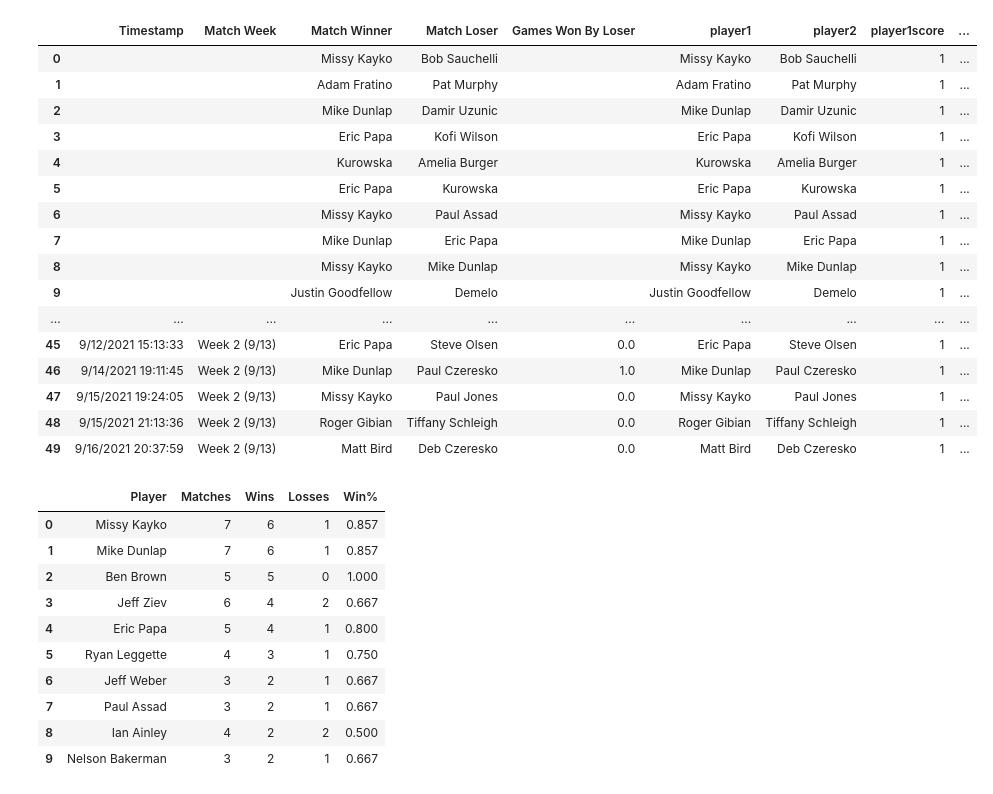
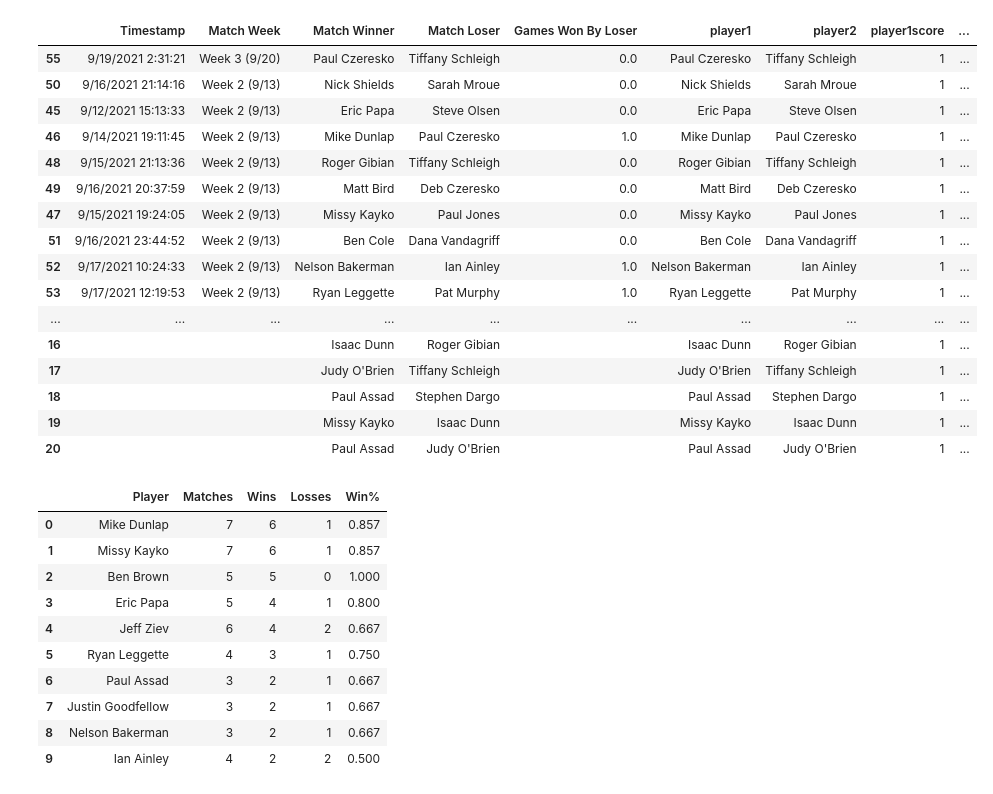
Before and after one commit to mdunlap15/shuffleboard_rankings, a Jupyter notebook: shuffleboard_rankings.ipynb, the cells around one changed output. Drawn from its saved outputs; the diff is of its cells as text; code cells hidden in the pictures.

```diff
--- a/shuffleboard_rankings.ipynb
+++ b/shuffleboard_rankings.ipynb
@@ -7,28 +7,29 @@ import plotly.graph_objects as go
 # %%
 # Match Results Google Sheet
 sheet_id = "1RBWOGn_cBeK9qQmSbVz7NE_XGTBwevMVOFWbW9EHGf8"
 sheet_name = "Match_Results_2"
 url = f"https://docs.google.com/spreadsheets/d/{sheet_id}/gviz/tq?tqx=out:csv&sheet={sheet_name}"
 results_df = pd.read_csv(url).fillna('')
+results_df = results_df.sort_values('Match Week', ascending=False)
 results_df.head(50)
 # %% [output]
 |  | Timestamp | Match Week | Match Winner | Match Loser | Games Won By Loser | player1 | player2 | player1score | ... |
-| 0 |  |  | Missy Kayko | Bob Sauchelli |  | Missy Kayko | Bob Sauchelli | 1 | ... |
-| 1 |  |  | Adam Fratino | Pat Murphy |  | Adam Fratino | Pat Murphy | 1 | ... |
-| 2 |  |  | Mike Dunlap | Damir Uzunic |  | Mike Dunlap | Damir Uzunic | 1 | ... |
-| 3 |  |  | Eric Papa | Kofi Wilson |  | Eric Papa | Kofi Wilson | 1 | ... |
-| 4 |  |  | Kurowska | Amelia Burger |  | Kurowska | Amelia Burger | 1 | ... |
-| 5 |  |  | Eric Papa | Kurowska |  | Eric Papa | Kurowska | 1 | ... |
-| 6 |  |  | Missy Kayko | Paul Assad |  | Missy Kayko | Paul Assad | 1 | ... |
-| 7 |  |  | Mike Dunlap | Eric Papa |  | Mike Dunlap | Eric Papa | 1 | ... |
-| 8 |  |  | Missy Kayko | Mike Dunlap |  | Missy Kayko | Mike Dunlap | 1 | ... |
-| 9 |  |  | Justin Goodfellow | Demelo |  | Justin Goodfellow | Demelo | 1 | ... |
-| ... | ... | ... | ... | ... | ... | ... | ... | ... | ... |
+| 55 | 9/19/2021 2:31:21 | Week 3 (9/20) | Paul Czeresko | Tiffany Schleigh | 0.0 | Paul Czeresko | Tiffany Schleigh | 1 | ... |
+| 50 | 9/16/2021 21:14:16 | Week 2 (9/13) | Nick Shields | Sarah Mroue | 0.0 | Nick Shields | Sarah Mroue | 1 | ... |
 | 45 | 9/12/2021 15:13:33 | Week 2 (9/13) | Eric Papa | Steve Olsen | 0.0 | Eric Papa | Steve Olsen | 1 | ... |
 | 46 | 9/14/2021 19:11:45 | Week 2 (9/13) | Mike Dunlap | Paul Czeresko | 1.0 | Mike Dunlap | Paul Czeresko | 1 | ... |
-| 47 | 9/15/2021 19:24:05 | Week 2 (9/13) | Missy Kayko | Paul Jones | 0.0 | Missy Kayko | Paul Jones | 1 | ... |
 | 48 | 9/15/2021 21:13:36 | Week 2 (9/13) | Roger Gibian | Tiffany Schleigh | 0.0 | Roger Gibian | Tiffany Schleigh | 1 | ... |
 | 49 | 9/16/2021 20:37:59 | Week 2 (9/13) | Matt Bird | Deb Czeresko | 0.0 | Matt Bird | Deb Czeresko | 1 | ... |
+| 47 | 9/15/2021 19:24:05 | Week 2 (9/13) | Missy Kayko | Paul Jones | 0.0 | Missy Kayko | Paul Jones | 1 | ... |
+| 51 | 9/16/2021 23:44:52 | Week 2 (9/13) | Ben Cole | Dana Vandagriff | 0.0 | Ben Cole | Dana Vandagriff | 1 | ... |
+| 52 | 9/17/2021 10:24:33 | Week 2 (9/13) | Nelson Bakerman | Ian Ainley | 1.0 | Nelson Bakerman | Ian Ainley | 1 | ... |
+| 53 | 9/17/2021 12:19:53 | Week 2 (9/13) | Ryan Leggette | Pat Murphy | 1.0 | Ryan Leggette | Pat Murphy | 1 | ... |
+| ... | ... | ... | ... | ... | ... | ... | ... | ... | ... |
+| 16 |  |  | Isaac Dunn | Roger Gibian |  | Isaac Dunn | Roger Gibian | 1 | ... |
+| 17 |  |  | Judy O'Brien | Tiffany Schleigh |  | Judy O'Brien | Tiffany Schleigh | 1 | ... |
+| 18 |  |  | Paul Assad | Stephen Dargo |  | Paul Assad | Stephen Dargo | 1 | ... |
+| 19 |  |  | Missy Kayko | Isaac Dunn |  | Missy Kayko | Isaac Dunn | 1 | ... |
+| 20 |  |  | Paul Assad | Judy O'Brien |  | Paul Assad | Judy O'Brien | 1 | ... |
 # %%
 # Creating Won_Loss Results Table
 winners = dict(enumerate(results_df['Match Winner']))
@@ -48,16 +49,16 @@ w_l = w_l.reset_index(drop=True)
 w_l.head(10)
 # %% [output]
 |  | Player | Matches | Wins | Losses | Win% |
-| 0 | Missy Kayko | 7 | 6 | 1 | 0.857 |
-| 1 | Mike Dunlap | 7 | 6 | 1 | 0.857 |
+| 0 | Mike Dunlap | 7 | 6 | 1 | 0.857 |
+| 1 | Missy Kayko | 7 | 6 | 1 | 0.857 |
 | 2 | Ben Brown | 5 | 5 | 0 | 1.000 |
-| 3 | Jeff Ziev | 6 | 4 | 2 | 0.667 |
-| 4 | Eric Papa | 5 | 4 | 1 | 0.800 |
+| 3 | Eric Papa | 5 | 4 | 1 | 0.800 |
+| 4 | Jeff Ziev | 6 | 4 | 2 | 0.667 |
 | 5 | Ryan Leggette | 4 | 3 | 1 | 0.750 |
-| 6 | Jeff Weber | 3 | 2 | 1 | 0.667 |
-| 7 | Paul Assad | 3 | 2 | 1 | 0.667 |
-| 8 | Ian Ainley | 4 | 2 | 2 | 0.500 |
-| 9 | Nelson Bakerman | 3 | 2 | 1 | 0.667 |
+| 6 | Paul Assad | 3 | 2 | 1 | 0.667 |
+| 7 | Justin Goodfellow | 3 | 2 | 1 | 0.667 |
+| 8 | Nelson Bakerman | 3 | 2 | 1 | 0.667 |
+| 9 | Ian Ainley | 4 | 2 | 2 | 0.500 |
 # %%
 # Rankings
 rankings_df = pd.read_csv('Rankings.csv')
```
Also changed, not shown: parts of 3 cells of this notebook, 4 other files.
